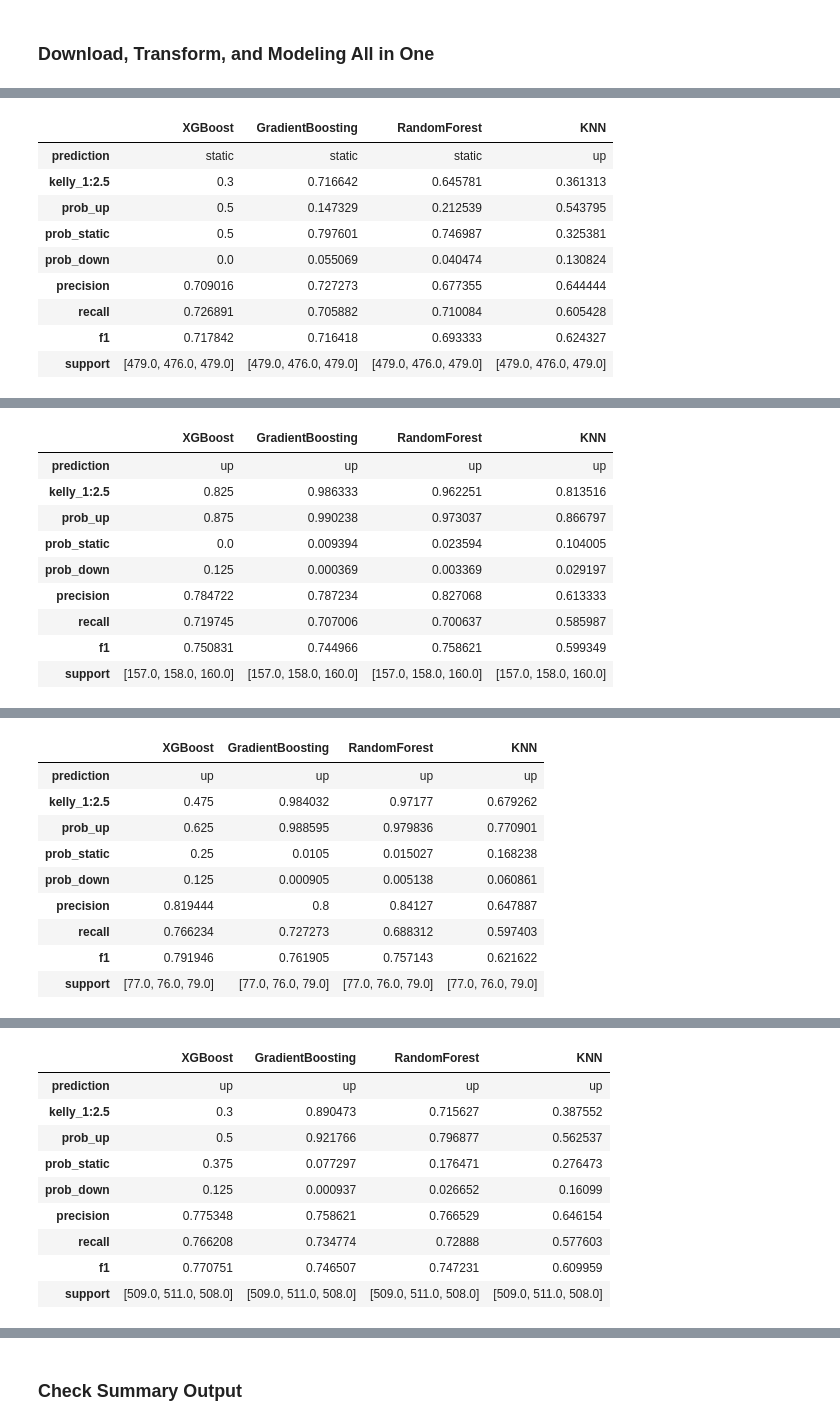
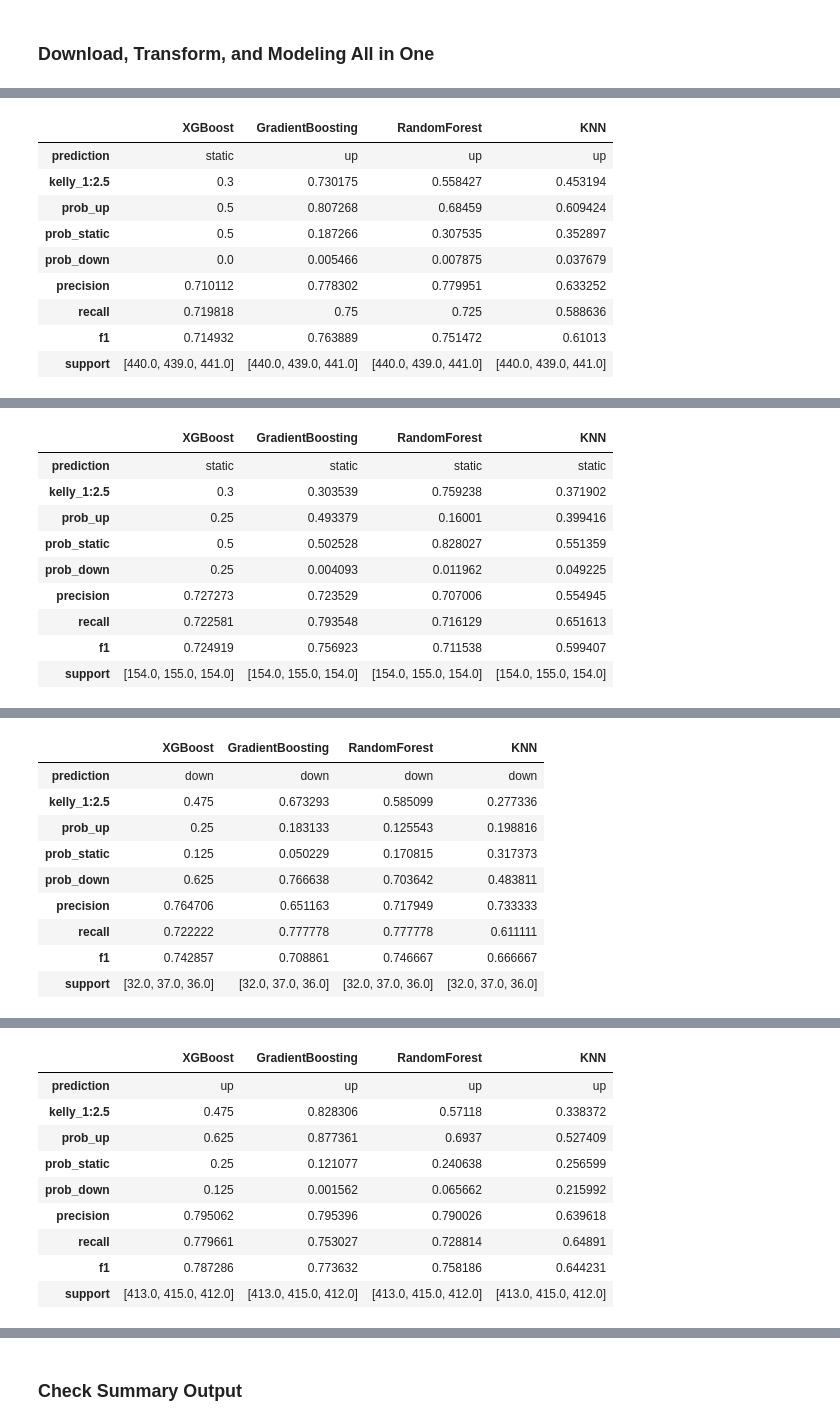
Before and after one commit to yuchild/stock_production, a Jupyter notebook: stock_next_time_frame_predictor.ipynb, the cells around one changed output, grey strips where cells are left out. Cells and saved outputs as stored; diff of their text form; code cells hidden in the pictures.

```diff
--- a/stock_next_time_frame_predictor.ipynb
+++ b/stock_next_time_frame_predictor.ipynb
@@ -43,5 +43,5 @@ from src import functions as f
 # manufactoring suppliers
 # 'lrcs', 'klac', ''
 # %%
-f.predictions('mstr')
+f.predictions('vst')
 # %% [output]
@@ -49,10 +49,10 @@ MSTR 5m Interval Timestamp: 2024-10-21 02:57:18
 |  | XGBoost | GradientBoosting | RandomForest | KNN |
-| prediction | static | static | static | up |
-| kelly_1:2.5 | 0.3 | 0.716642 | 0.645781 | 0.361313 |
-| prob_up | 0.5 | 0.147329 | 0.212539 | 0.543795 |
-| prob_static | 0.5 | 0.797601 | 0.746987 | 0.325381 |
-| prob_down | 0.0 | 0.055069 | 0.040474 | 0.130824 |
-| precision | 0.709016 | 0.727273 | 0.677355 | 0.644444 |
-| recall | 0.726891 | 0.705882 | 0.710084 | 0.605428 |
-| f1 | 0.717842 | 0.716418 | 0.693333 | 0.624327 |
-| support | [479.0, 476.0, 479.0] | [479.0, 476.0, 479.0] | [479.0, 476.0, 479.0] | [479.0, 476.0, 479.0] |
+| prediction | static | up | up | up |
+| kelly_1:2.5 | 0.3 | 0.730175 | 0.558427 | 0.453194 |
+| prob_up | 0.5 | 0.807268 | 0.68459 | 0.609424 |
+| prob_static | 0.5 | 0.187266 | 0.307535 | 0.352897 |
+| prob_down | 0.0 | 0.005466 | 0.007875 | 0.037679 |
+| precision | 0.710112 | 0.778302 | 0.779951 | 0.633252 |
+| recall | 0.719818 | 0.75 | 0.725 | 0.588636 |
+| f1 | 0.714932 | 0.763889 | 0.751472 | 0.61013 |
+| support | [440.0, 439.0, 441.0] | [440.0, 439.0, 441.0] | [440.0, 439.0, 441.0] | [440.0, 439.0, 441.0] |
@@ -60,10 +60,10 @@ MSTR 15m Interval Timestamp: 2024-10-21 02:57:26
 |  | XGBoost | GradientBoosting | RandomForest | KNN |
-| prediction | up | up | up | up |
-| kelly_1:2.5 | 0.825 | 0.986333 | 0.962251 | 0.813516 |
-| prob_up | 0.875 | 0.990238 | 0.973037 | 0.866797 |
-| prob_static | 0.0 | 0.009394 | 0.023594 | 0.104005 |
-| prob_down | 0.125 | 0.000369 | 0.003369 | 0.029197 |
-| precision | 0.784722 | 0.787234 | 0.827068 | 0.613333 |
-| recall | 0.719745 | 0.707006 | 0.700637 | 0.585987 |
-| f1 | 0.750831 | 0.744966 | 0.758621 | 0.599349 |
-| support | [157.0, 158.0, 160.0] | [157.0, 158.0, 160.0] | [157.0, 158.0, 160.0] | [157.0, 158.0, 160.0] |
+| prediction | static | static | static | static |
+| kelly_1:2.5 | 0.3 | 0.303539 | 0.759238 | 0.371902 |
+| prob_up | 0.25 | 0.493379 | 0.16001 | 0.399416 |
+| prob_static | 0.5 | 0.502528 | 0.828027 | 0.551359 |
+| prob_down | 0.25 | 0.004093 | 0.011962 | 0.049225 |
+| precision | 0.727273 | 0.723529 | 0.707006 | 0.554945 |
+| recall | 0.722581 | 0.793548 | 0.716129 | 0.651613 |
+| f1 | 0.724919 | 0.756923 | 0.711538 | 0.599407 |
+| support | [154.0, 155.0, 154.0] | [154.0, 155.0, 154.0] | [154.0, 155.0, 154.0] | [154.0, 155.0, 154.0] |
@@ -71,10 +71,10 @@ MSTR 30m Interval Timestamp: 2024-10-21 02:57:29
 |  | XGBoost | GradientBoosting | RandomForest | KNN |
-| prediction | up | up | up | up |
-| kelly_1:2.5 | 0.475 | 0.984032 | 0.97177 | 0.679262 |
-| prob_up | 0.625 | 0.988595 | 0.979836 | 0.770901 |
-| prob_static | 0.25 | 0.0105 | 0.015027 | 0.168238 |
-| prob_down | 0.125 | 0.000905 | 0.005138 | 0.060861 |
-| precision | 0.819444 | 0.8 | 0.84127 | 0.647887 |
-| recall | 0.766234 | 0.727273 | 0.688312 | 0.597403 |
-| f1 | 0.791946 | 0.761905 | 0.757143 | 0.621622 |
-| support | [77.0, 76.0, 79.0] | [77.0, 76.0, 79.0] | [77.0, 76.0, 79.0] | [77.0, 76.0, 79.0] |
+| prediction | down | down | down | down |
+| kelly_1:2.5 | 0.475 | 0.673293 | 0.585099 | 0.277336 |
+| prob_up | 0.25 | 0.183133 | 0.125543 | 0.198816 |
+| prob_static | 0.125 | 0.050229 | 0.170815 | 0.317373 |
+| prob_down | 0.625 | 0.766638 | 0.703642 | 0.483811 |
+| precision | 0.764706 | 0.651163 | 0.717949 | 0.733333 |
+| recall | 0.722222 | 0.777778 | 0.777778 | 0.611111 |
+| f1 | 0.742857 | 0.708861 | 0.746667 | 0.666667 |
+| support | [32.0, 37.0, 36.0] | [32.0, 37.0, 36.0] | [32.0, 37.0, 36.0] | [32.0, 37.0, 36.0] |
@@ -82,10 +82,10 @@ MSTR 1h Interval Timestamp: 2024-10-21 02:57:32
 |  | XGBoost | GradientBoosting | RandomForest | KNN |
 | prediction | up | up | up | up |
-| kelly_1:2.5 | 0.3 | 0.890473 | 0.715627 | 0.387552 |
-| prob_up | 0.5 | 0.921766 | 0.796877 | 0.562537 |
-| prob_static | 0.375 | 0.077297 | 0.176471 | 0.276473 |
-| prob_down | 0.125 | 0.000937 | 0.026652 | 0.16099 |
-| precision | 0.775348 | 0.758621 | 0.766529 | 0.646154 |
-| recall | 0.766208 | 0.734774 | 0.72888 | 0.577603 |
-| f1 | 0.770751 | 0.746507 | 0.747231 | 0.609959 |
-| support | [509.0, 511.0, 508.0] | [509.0, 511.0, 508.0] | [509.0, 511.0, 508.0] | [509.0, 511.0, 508.0] |
+| kelly_1:2.5 | 0.475 | 0.828306 | 0.57118 | 0.338372 |
+| prob_up | 0.625 | 0.877361 | 0.6937 | 0.527409 |
+| prob_static | 0.25 | 0.121077 | 0.240638 | 0.256599 |
+| prob_down | 0.125 | 0.001562 | 0.065662 | 0.215992 |
+| precision | 0.795062 | 0.795396 | 0.790026 | 0.639618 |
+| recall | 0.779661 | 0.753027 | 0.728814 | 0.64891 |
+| f1 | 0.787286 | 0.773632 | 0.758186 | 0.644231 |
+| support | [413.0, 415.0, 412.0] | [413.0, 415.0, 412.0] | [413.0, 415.0, 412.0] | [413.0, 415.0, 412.0] |
```
Also changed, not shown: parts of 1 cell of this notebook, 14 other files.
